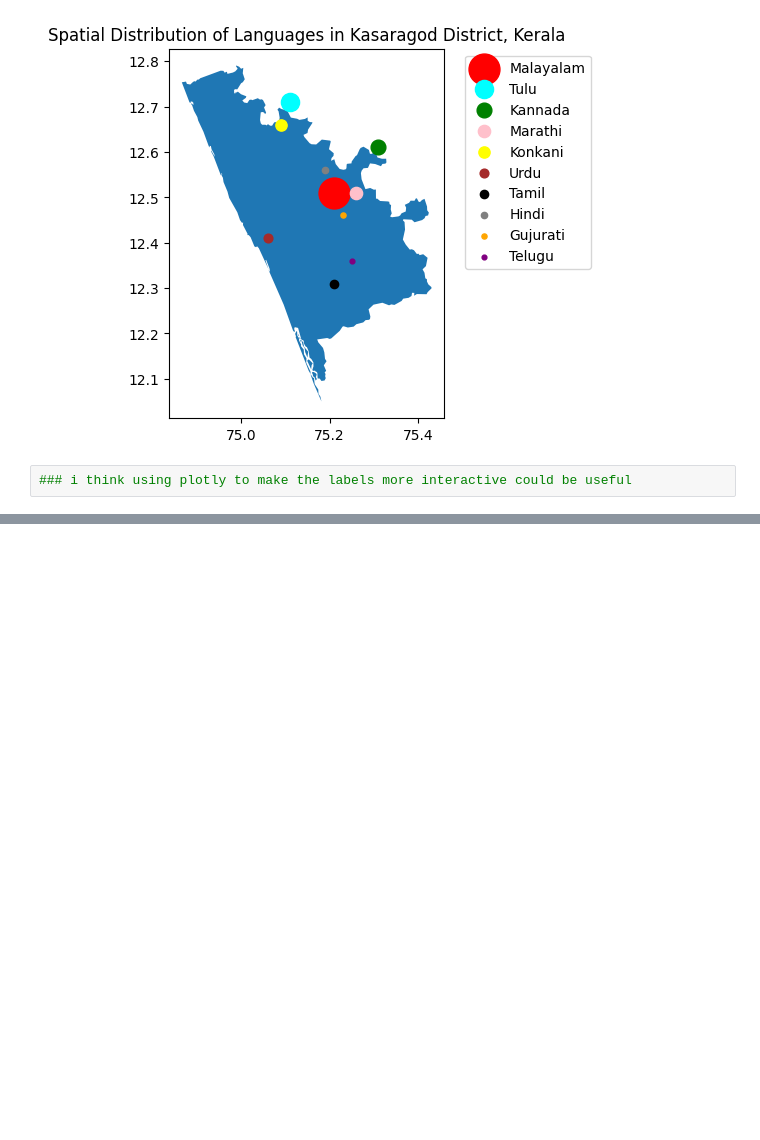
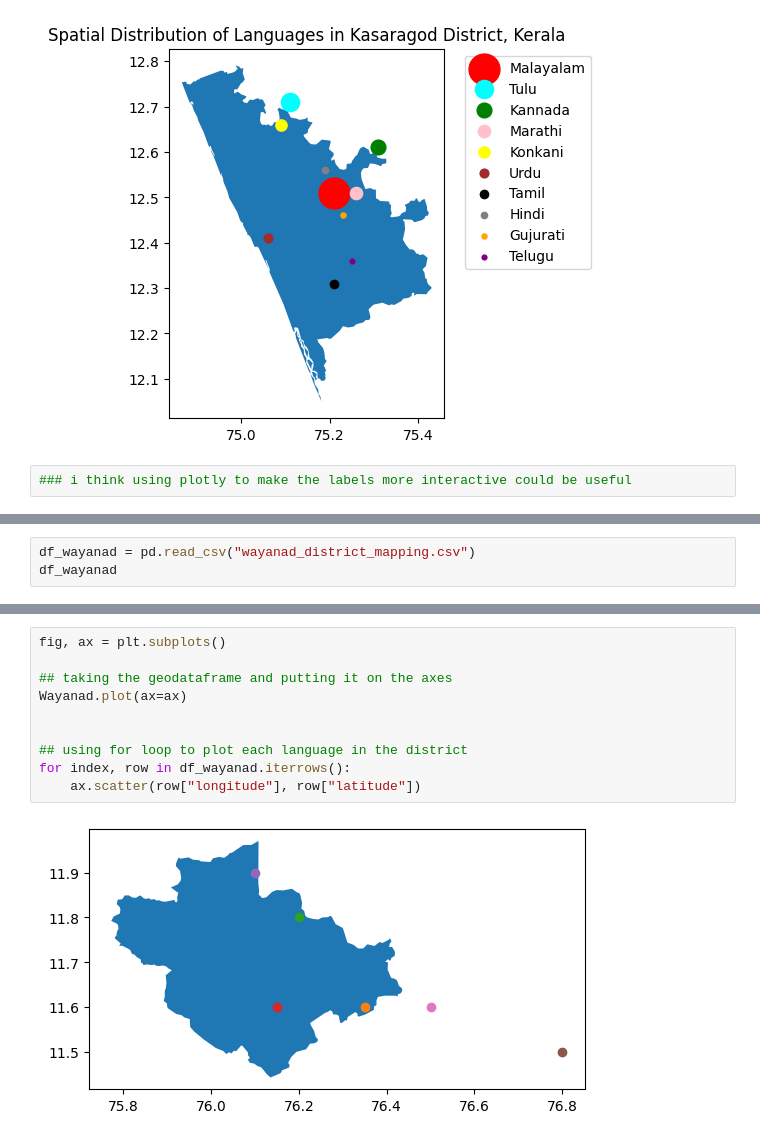
Before and after one commit to squishridyvi/Geographical-Distribution-Mapping-of-Dravidian-Languages-, a Jupyter notebook: Geographical Distribution of Dravidian Languages.ipynb, the cells around one changed output, grey strips where cells are left out. Cells and saved outputs as stored; diff of their text form; blank space fills up the shorter version.

```diff
--- a/Geographical Distribution of Dravidian Languages.ipynb
+++ b/Geographical Distribution of Dravidian Languages.ipynb
@@ -408,0 +422,3 @@ ax.legend(bbox_to_anchor=(1.05, 1))
+# %%
+df_wayanad = pd.read_csv("wayanad_district_mapping.csv")
+df_wayanad
@@ -408,0 +434,12 @@ ax.legend(bbox_to_anchor=(1.05, 1))
+# %%
+fig, ax = plt.subplots()
+
+## taking the geodataframe and putting it on the axes
+Wayanad.plot(ax=ax)
+
+
+## using for loop to plot each language in the district
+for index, row in df_wayanad.iterrows():
+    ax.scatter(row["longitude"], row["latitude"])
+# %% [output]
+[figure, added]
```
Also changed, not shown: parts of 8 cells of this notebook.
